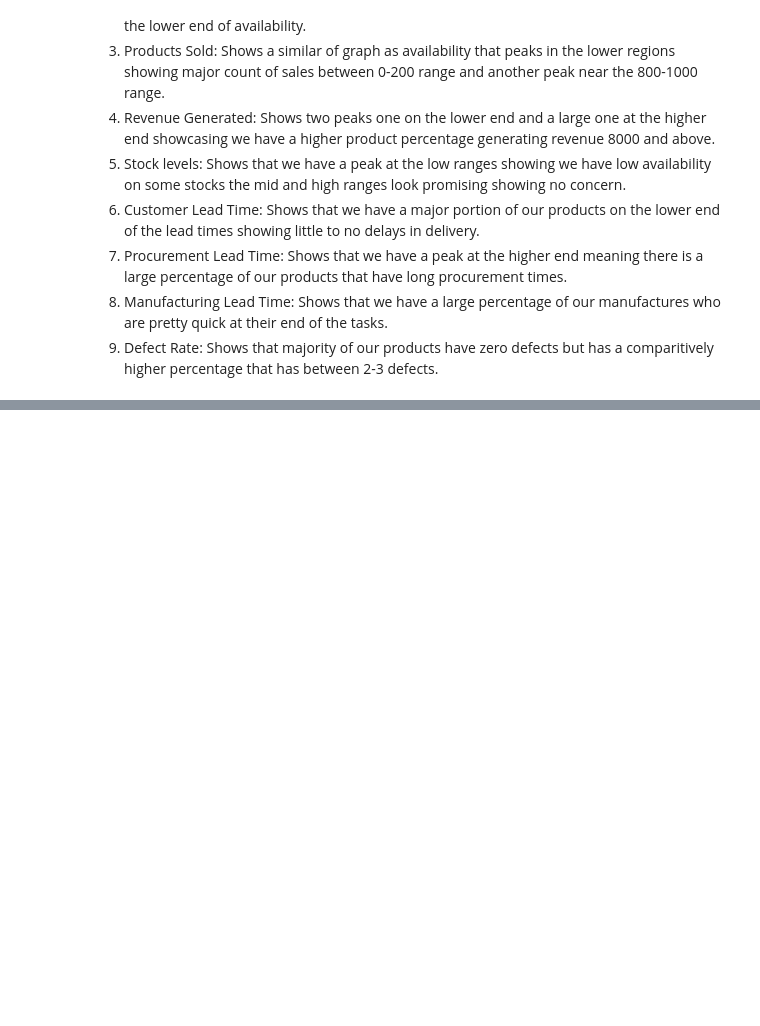
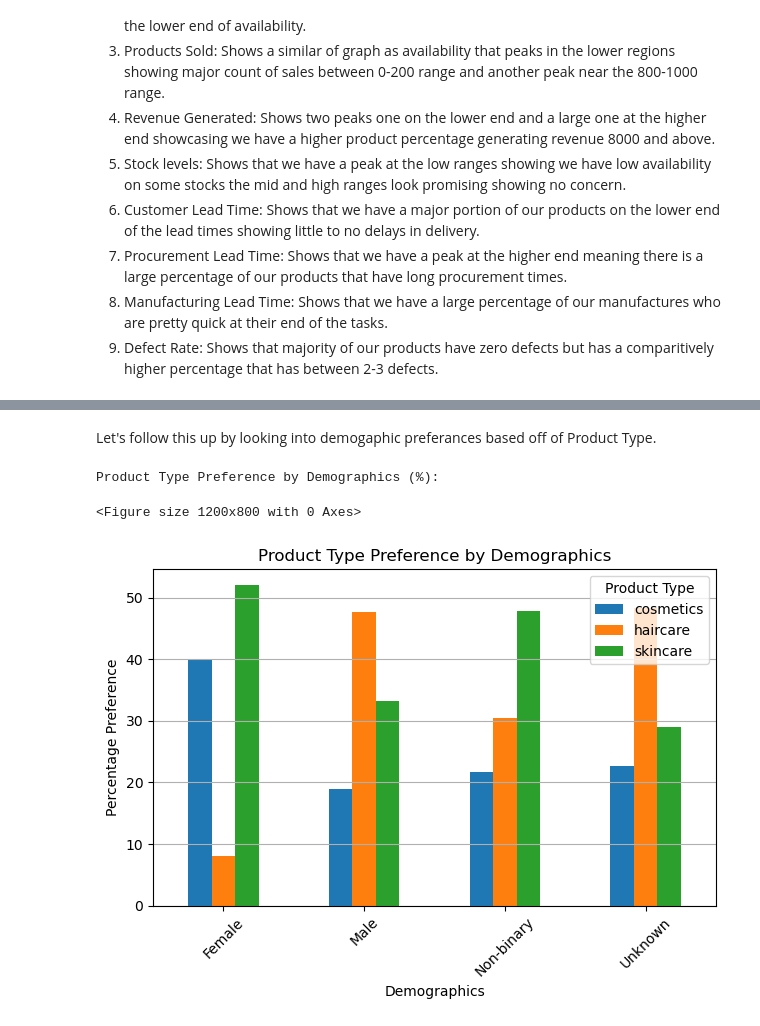
Before and after one commit to atharvakapadnis/supply-chain-analytics, a Jupyter notebook: P1/data1_analysis.ipynb, the cells around one changed output, grey strips where cells are left out. Drawn from its saved outputs; the diff is of its cells as text; code cells hidden in the pictures; blank space fills up the shorter version.

```diff
--- a/P1/data1_analysis.ipynb
+++ b/P1/data1_analysis.ipynb
@@ -271,0 +484,24 @@ Let's break these down one by one:
+# %% [markdown]
+Let's follow this up by looking into demogaphic preferances based off of Product Type.
+# %%
+demo_product = pd.crosstab(df['customer_demographics'], df['product_type'], normalize='index')
+demo_product = demo_product.mul(100).round(1)
+
+print("Product Type Preference by Demographics (%):")
+demo_product
+
+# Visualize demographic preferences
+plt.figure(figsize=(12, 8))
+demo_product.plot(kind='bar', stacked=False)
+plt.title('Product Type Preference by Demographics')
+plt.xlabel('Demographics')
+plt.ylabel('Percentage Preference')
+plt.xticks(rotation=45)
+plt.legend(title='Product Type')
+plt.grid(True, axis='y')
+plt.tight_layout()
+plt.show()
+# %% [output]
+Product Type Preference by Demographics (%):
+<Figure size 1200x800 with 0 Axes>
+[figure, added]
```
Also changed, not shown: parts of 31 cells of this notebook.
